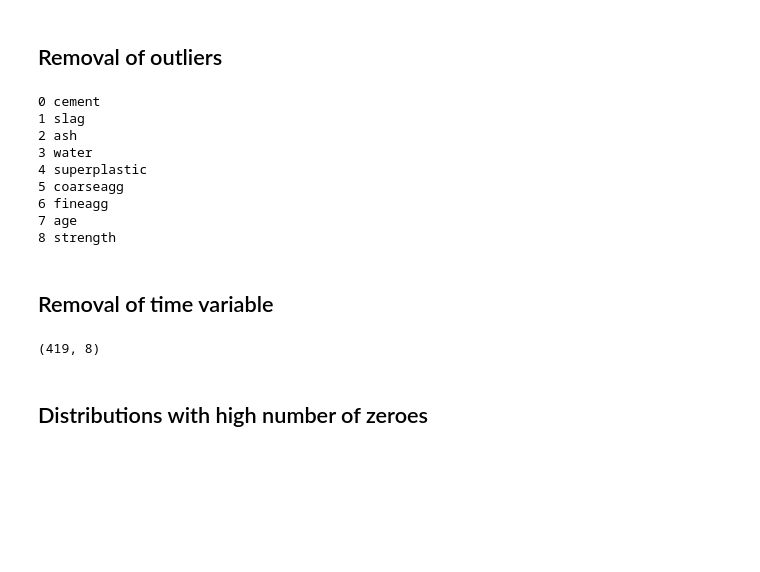
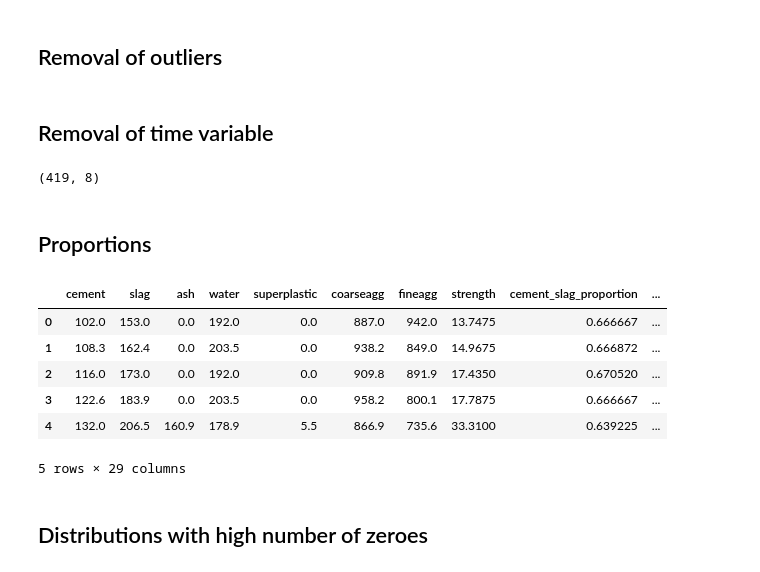
Before and after one commit to AndreyLebedinskiy/Concrete-properties-estimation, a Jupyter notebook: UOLProject.ipynb, the cells around one changed output. Drawn from its saved outputs; the diff is of its cells as text; code cells hidden in the pictures; blank space fills up the shorter version.

```diff
--- a/UOLProject.ipynb
+++ b/UOLProject.ipynb
@@ -210,27 +216,32 @@ data[data['age'] > 150]
 data = data.loc[data['slag'] < 350]
 data = data.loc[(data['water'] > 125) & (data['water'] < 230)]
 data = data.loc[data['superplastic'] <= 25]
-# %%
-cool = data.columns
-for i in range(len(cool)):
-    print(i, cool[i])
-# %% [output]
-0 cement
-1 slag
-2 ash
-3 water
-4 superplastic
-5 coarseagg
-6 fineagg
-7 age
-8 strength
 # %% [markdown]
 ## Removal of time variable
 # %%
 data = data.groupby(['cement', 'slag', 'ash', 'water', 'superplastic', 'coarseagg', 'fineagg'])['strength'].mean().reset_index()
-# %%
-data.shape
-# %% [output]
-(419, 8)
+# %%
+print(data.shape) #the dataset got 2 times smaller
+extendedData = data.copy()
+# %% [output]
+(419, 8)
+# %% [markdown]
+## Proportions
+# %%
+cols = extendedData.columns
+cols = cols[:-1]#removing strenght
+for i in range(len(cols)):
+    for j in range(i + 1, len(cols)):
+        new_col_name = cols[i] + '_' + cols[j] + '_proportion'
+        extendedData[new_col_name] = extendedData.apply(lambda x: x[cols[i]] / x[cols[j]] if x[cols[j]] > 0 else 0, axis=1)
+extendedData.head()
+# %% [output]
+|  | cement | slag | ash | water | superplastic | coarseagg | fineagg | strength | cement_slag_proportion | ... |
+| 0 | 102.0 | 153.0 | 0.0 | 192.0 | 0.0 | 887.0 | 942.0 | 13.7475 | 0.666667 | ... |
+| 1 | 108.3 | 162.4 | 0.0 | 203.5 | 0.0 | 938.2 | 849.0 | 14.9675 | 0.666872 | ... |
+| 2 | 116.0 | 173.0 | 0.0 | 192.0 | 0.0 | 909.8 | 891.9 | 17.4350 | 0.670520 | ... |
+| 3 | 122.6 | 183.9 | 0.0 | 203.5 | 0.0 | 958.2 | 800.1 | 17.7875 | 0.666667 | ... |
+| 4 | 132.0 | 206.5 | 160.9 | 178.9 | 5.5 | 866.9 | 735.6 | 33.3100 | 0.639225 | ... |
+5 rows × 29 columns
 # %% [markdown]
 ## Distributions with high number of zeroes
```
Also changed, not shown: parts of 7 cells of this notebook.
